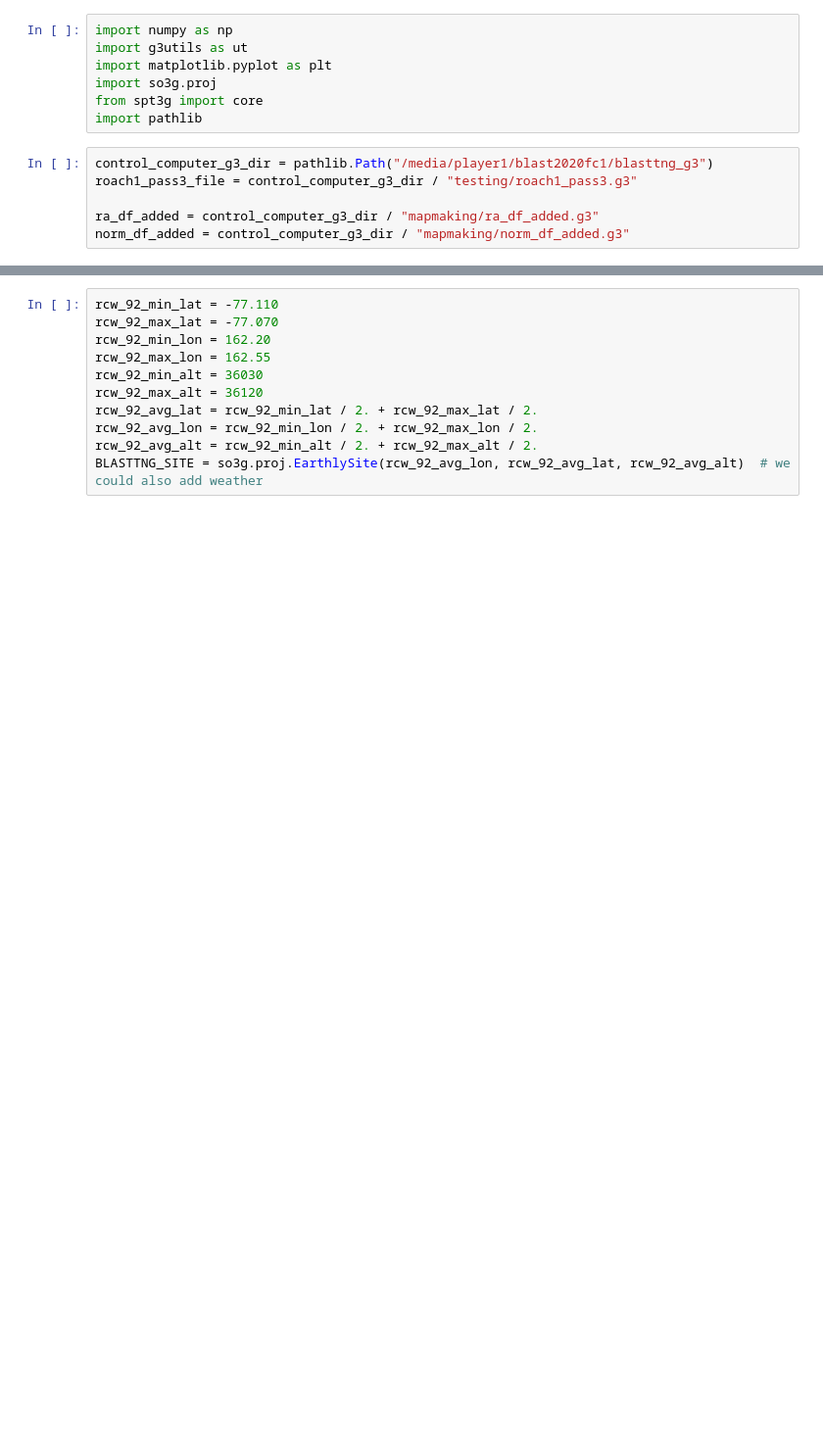
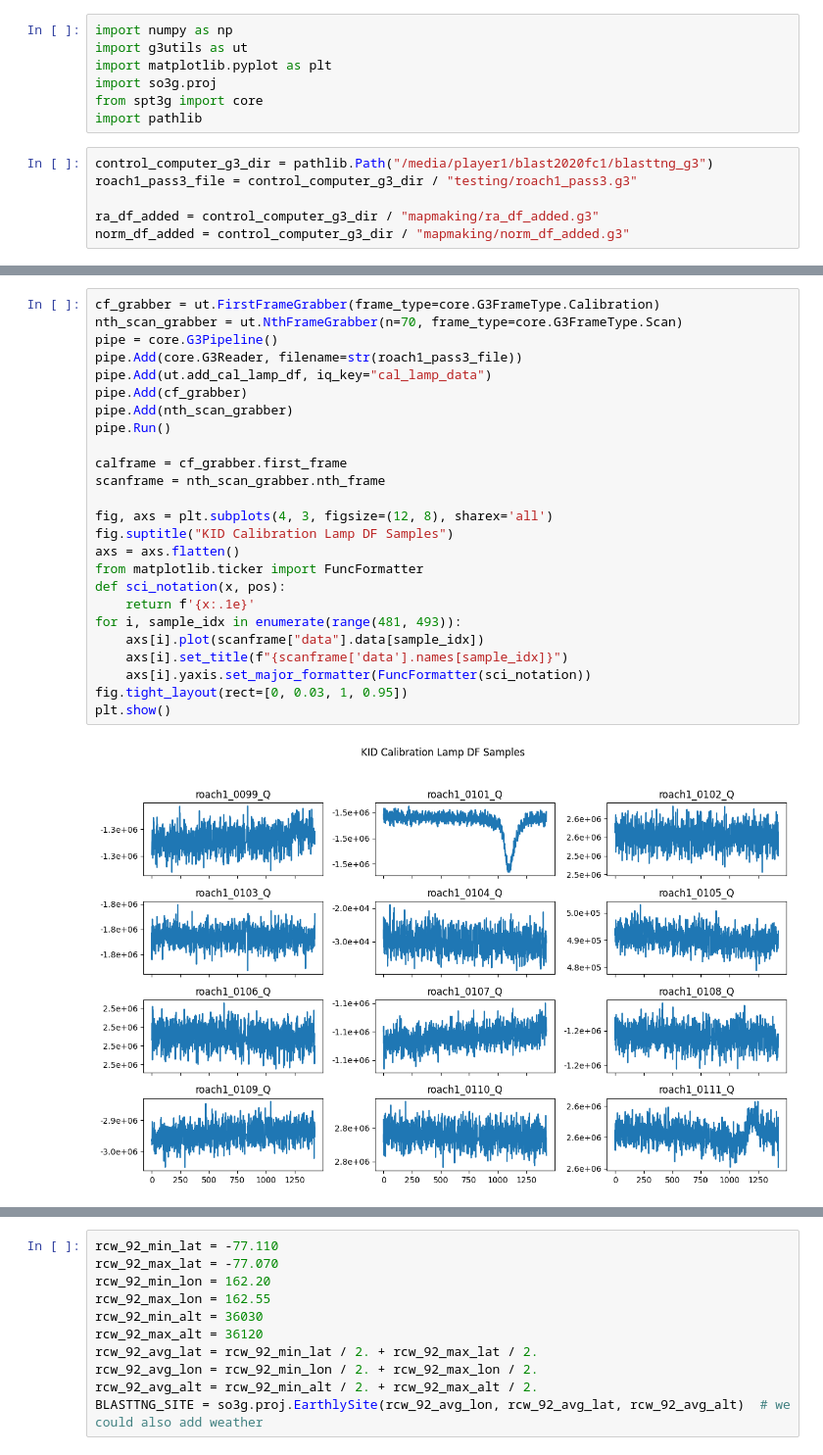
Before and after one commit to jonahjlee/blasttng-to-g3, a Jupyter notebook: notebooks/map_making.ipynb, the cells around one changed output, grey strips where cells are left out. Shown at 98% size. Cells and saved outputs as stored; diff of their text form; blank space fills up the shorter version.

```diff
--- a/notebooks/map_making.ipynb
+++ b/notebooks/map_making.ipynb
@@ -38,3 +28,30 @@ plt.show()
+# %%
+cf_grabber = ut.FirstFrameGrabber(frame_type=core.G3FrameType.Calibration)
+nth_scan_grabber = ut.NthFrameGrabber(n=70, frame_type=core.G3FrameType.Scan)
+pipe = core.G3Pipeline()
+pipe.Add(core.G3Reader, filename=str(roach1_pass3_file))
+pipe.Add(ut.add_cal_lamp_df, iq_key="cal_lamp_data")
+pipe.Add(cf_grabber)
+pipe.Add(nth_scan_grabber)
+pipe.Run()
+
+calframe = cf_grabber.first_frame
+scanframe = nth_scan_grabber.nth_frame
+
+fig, axs = plt.subplots(4, 3, figsize=(12, 8), sharex='all')
+fig.suptitle("KID Calibration Lamp DF Samples")
+axs = axs.flatten()
+from matplotlib.ticker import FuncFormatter
+def sci_notation(x, pos):
+    return f'{x:.1e}'
+for i, sample_idx in enumerate(range(481, 493)):
+    axs[i].plot(scanframe["data"].data[sample_idx])
+    axs[i].set_title(f"{scanframe['data'].names[sample_idx]}")
+    axs[i].yaxis.set_major_formatter(FuncFormatter(sci_notation))
+fig.tight_layout(rect=[0, 0.03, 1, 0.95])
+plt.show()
+# %% [output]
+[figure, added]
 # %%
 pipe = core.G3Pipeline()
 pipe.Add(core.G3Reader, filename=str(roach1_pass3_file))
```
Also changed, not shown: parts of 7 cells of this notebook, 1 other file.
